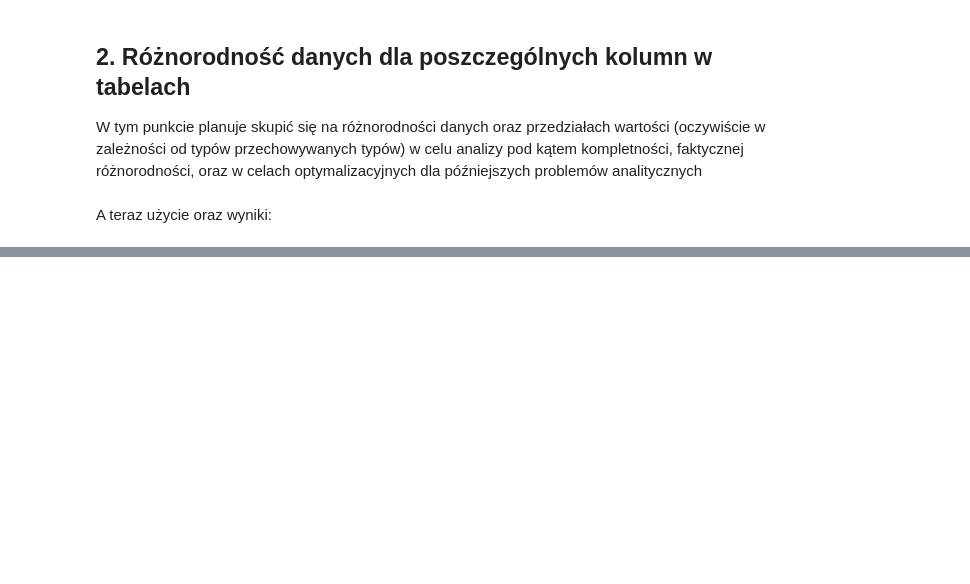
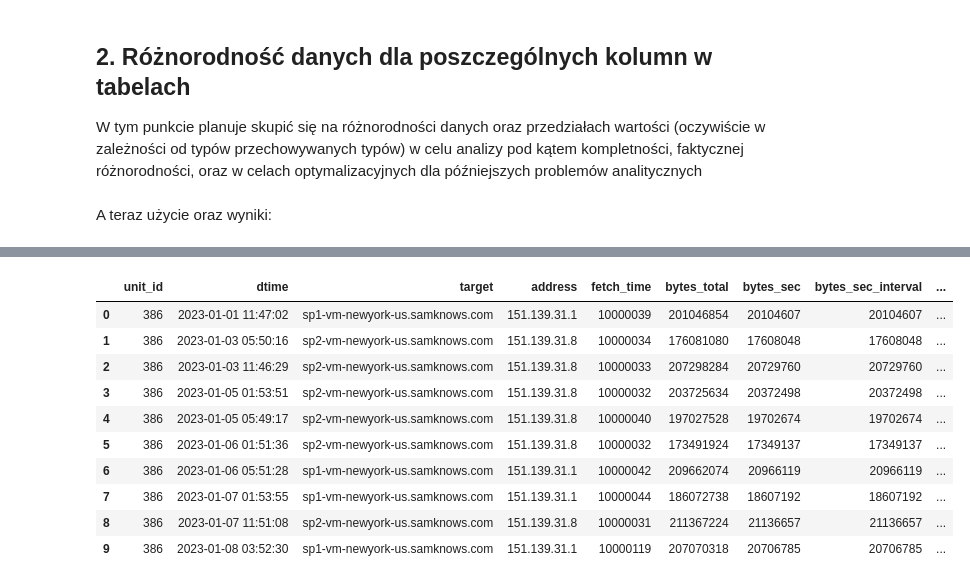
Before and after one commit to Arut3nCodes/PAMSI-part-one, a Jupyter notebook: DataCleanlinessStudy.ipynb, the cells around one changed output, grey strips where cells are left out. Drawn from its saved outputs; the diff is of its cells as text; code cells hidden in the pictures; blank space fills up the shorter version.

```diff
--- a/DataCleanlinessStudy.ipynb
+++ b/DataCleanlinessStudy.ipynb
@@ -137,0 +381,20 @@ Processing: curr_httppost.csv
+# %%
+# oczyszczony plik do csv
+cleandf.to_csv('/home/arut3n/Documents/Studia/MagSem1/PAMSI/PAMSI-part-one/data/202301/curr_httpgetmt_clean.csv', index=False)
+
+# Teraz przejdźmy do pliku httppostmt, tam należy wykonać dokładnie te same operacje
+
+df = pd.read_csv('/home/arut3n/Documents/Studia/MagSem1/PAMSI/PAMSI-part-one/data/202301/curr_httppostmt.csv')
+df.head(10)
+# %% [output]
+|  | unit_id | dtime | target | address | fetch_time | bytes_total | bytes_sec | bytes_sec_interval | ... |
+| 0 | 386 | 2023-01-01 11:47:02 | sp1-vm-newyork-us.samknows.com | 151.139.31.1 | 10000039 | 201046854 | 20104607 | 20104607 | ... |
+| 1 | 386 | 2023-01-03 05:50:16 | sp2-vm-newyork-us.samknows.com | 151.139.31.8 | 10000034 | 176081080 | 17608048 | 17608048 | ... |
+| 2 | 386 | 2023-01-03 11:46:29 | sp2-vm-newyork-us.samknows.com | 151.139.31.8 | 10000033 | 207298284 | 20729760 | 20729760 | ... |
+| 3 | 386 | 2023-01-05 01:53:51 | sp2-vm-newyork-us.samknows.com | 151.139.31.8 | 10000032 | 203725634 | 20372498 | 20372498 | ... |
+| 4 | 386 | 2023-01-05 05:49:17 | sp2-vm-newyork-us.samknows.com | 151.139.31.8 | 10000040 | 197027528 | 19702674 | 19702674 | ... |
+| 5 | 386 | 2023-01-06 01:51:36 | sp2-vm-newyork-us.samknows.com | 151.139.31.8 | 10000032 | 173491924 | 17349137 | 17349137 | ... |
+| 6 | 386 | 2023-01-06 05:51:28 | sp1-vm-newyork-us.samknows.com | 151.139.31.1 | 10000042 | 209662074 | 20966119 | 20966119 | ... |
+| 7 | 386 | 2023-01-07 01:53:55 | sp1-vm-newyork-us.samknows.com | 151.139.31.1 | 10000044 | 186072738 | 18607192 | 18607192 | ... |
+| 8 | 386 | 2023-01-07 11:51:08 | sp2-vm-newyork-us.samknows.com | 151.139.31.8 | 10000031 | 211367224 | 21136657 | 21136657 | ... |
+| 9 | 386 | 2023-01-08 03:52:30 | sp1-vm-newyork-us.samknows.com | 151.139.31.1 | 10000119 | 207070318 | 20706785 | 20706785 | ... |
```
Also changed, not shown: parts of 8 cells of this notebook.
